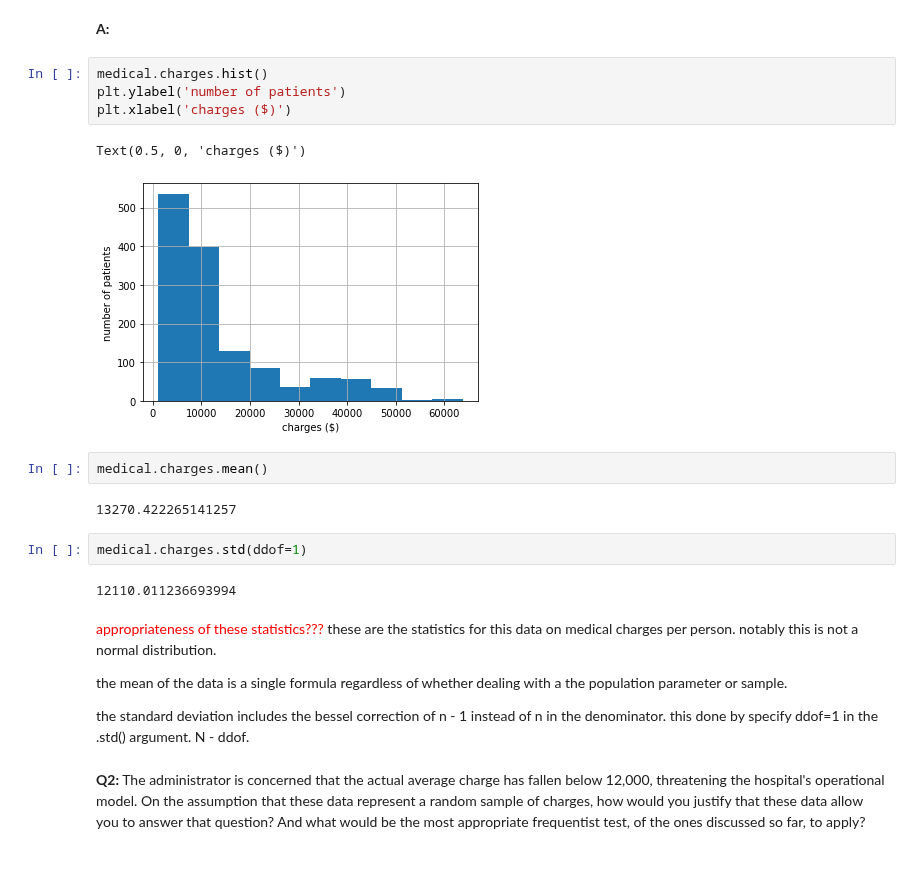
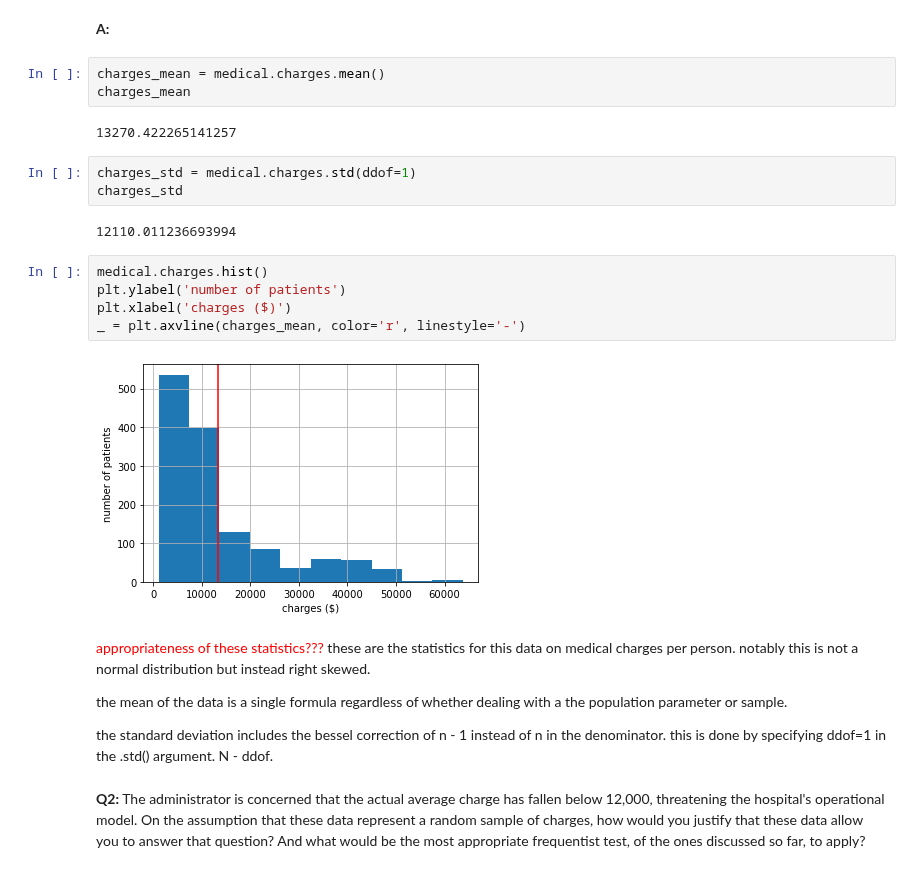
Before and after one commit to pauljacob/mini_projects, a Jupyter notebook: Frequentist Case Study/Frequentist Inference Case Study - Part B (2).ipynb, the cells around one changed output. Cells and saved outputs as stored; diff of their text form.

```diff
--- a/Frequentist Case Study/Frequentist Inference Case Study - Part B (2).ipynb
+++ b/Frequentist Case Study/Frequentist Inference Case Study - Part B (2).ipynb
@@ -51,27 +61,29 @@ medical.head()
 __Q1:__ Plot the histogram of charges and calculate the mean and standard deviation. Comment on the appropriateness of these statistics for the data.
 # %% [markdown]
 __A:__
+# %%
+charges_mean = medical.charges.mean()
+charges_mean
+# %% [output]
+13270.422265141257
+# %%
+charges_std = medical.charges.std(ddof=1)
+charges_std
+# %% [output]
+12110.011236693994
 # %%
 medical.charges.hist()
 plt.ylabel('number of patients')
 plt.xlabel('charges ($)')
+_ = plt.axvline(charges_mean, color='r', linestyle='-')
 # %% [output]
-Text(0.5, 0, 'charges ($)')
-[figure, old version]
+[figure, new version]
-# %%
-medical.charges.mean()
-# %% [output]
-13270.422265141257
-# %%
-medical.charges.std(ddof=1)
-# %% [output]
-12110.011236693994
 # %% [markdown]
-<font color='red'> appropriateness of these statistics??? </font> these are the statistics for this data on medical charges per person. notably this is not a normal distribution.
+<font color='red'> appropriateness of these statistics??? </font> these are the statistics for this data on medical charges per person. notably this is not a normal distribution but instead right skewed.
 
 the mean of the data is a single formula regardless of whether dealing with a the population parameter or sample.
 
-the standard deviation includes the bessel correction of n - 1 instead of n in the denominator. this done by specify ddof=1 in the .std() argument. N - ddof.
+the standard deviation includes the bessel correction of n - 1 instead of n in the denominator. this is done by specifying ddof=1 in the .std() argument. N - ddof.
 # %% [markdown]
 __Q2:__ The administrator is concerned that the actual average charge has fallen below 12,000, threatening the hospital's operational model. On the assumption that these data represent a random sample of charges, how would you justify that these data allow you to answer that question? And what would be the most appropriate frequentist test, of the ones discussed so far, to apply?
 # %% [markdown]
```
Also changed, not shown: parts of 49 cells of this notebook, 2 other files.
